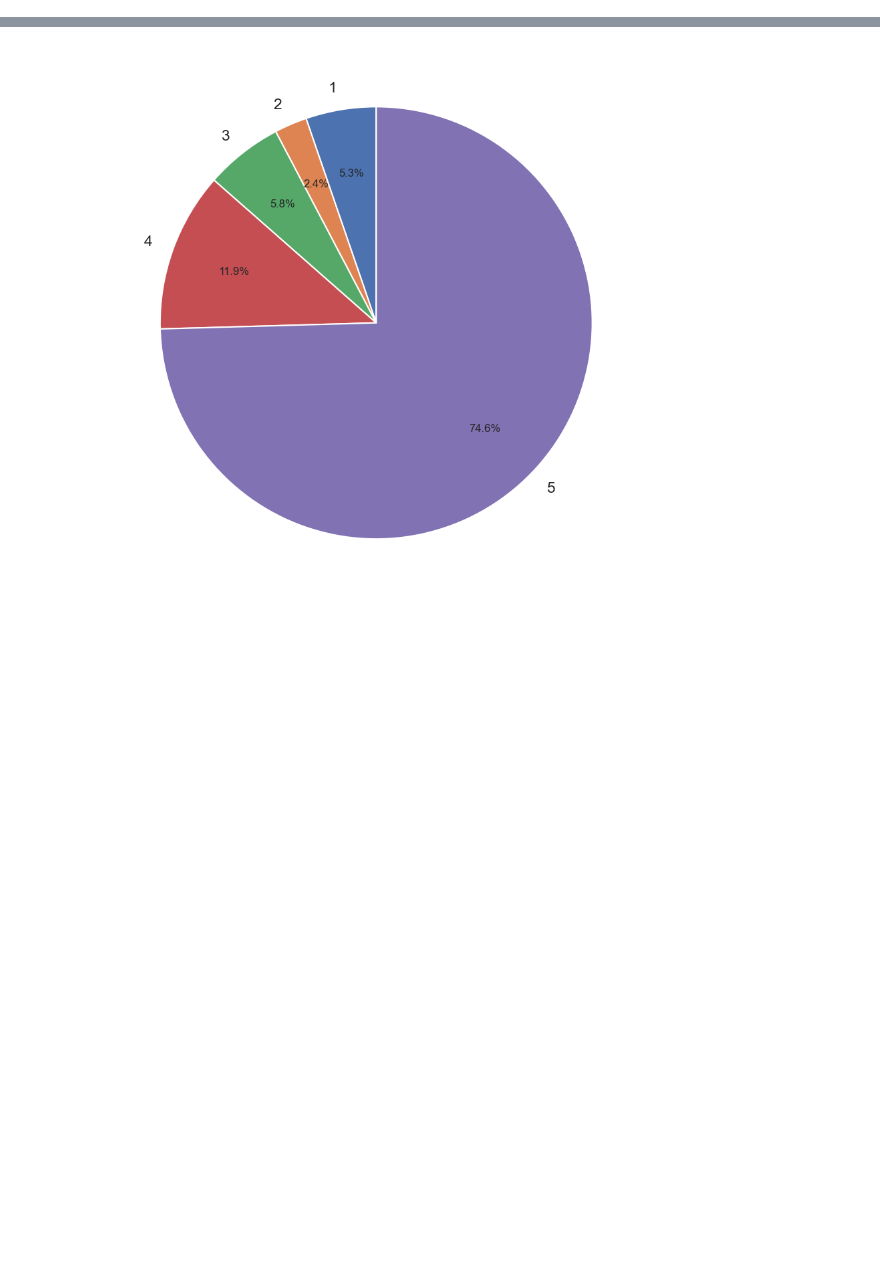
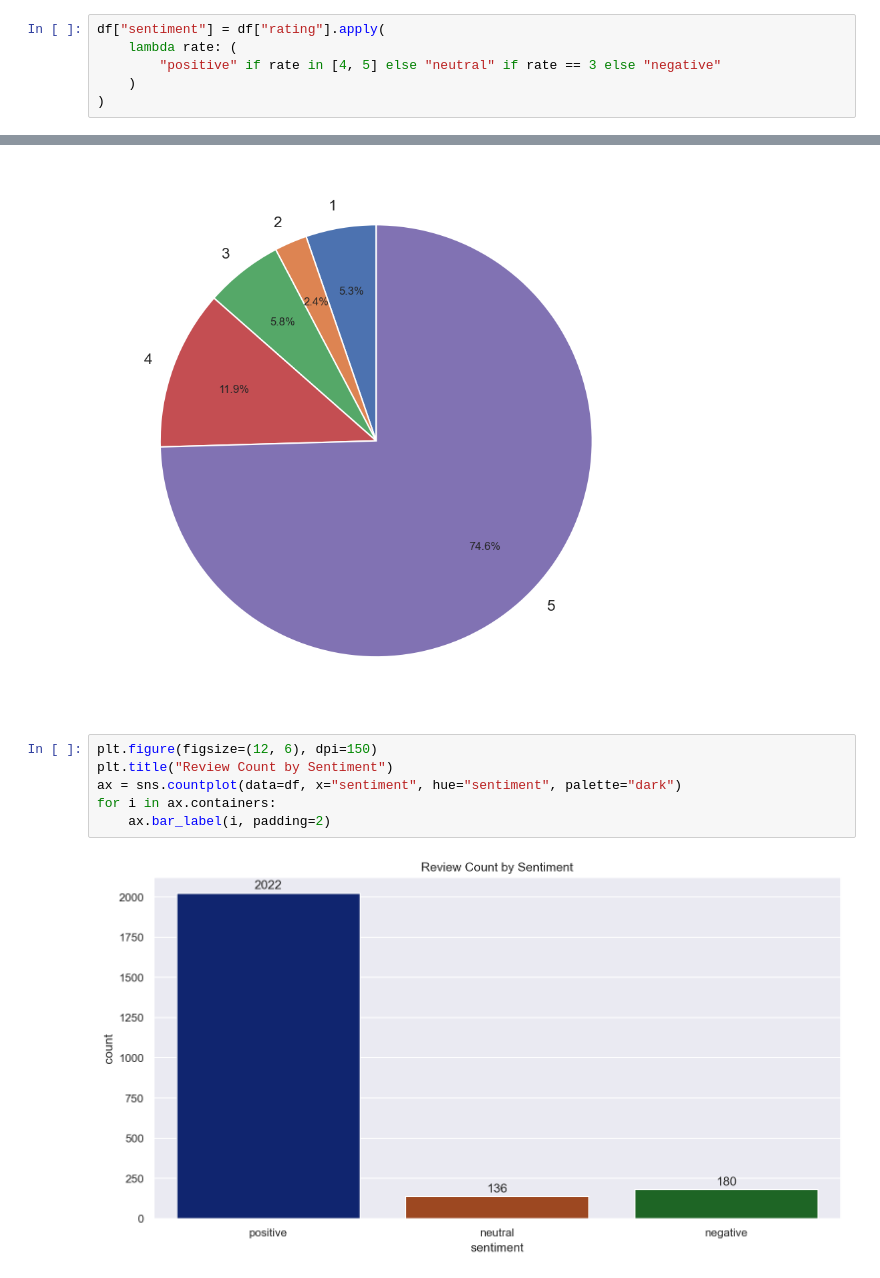
Before and after one commit to JordanMarcelino/sentiment-analysis-tws-tokped, a Jupyter notebook: notebook/1.0-initial-data-exploration.ipynb, the cells around one changed output, grey strips where cells are left out. Cells and saved outputs as stored; diff of their text form; blank space fills up the shorter version.

```diff
--- a/notebook/1.0-initial-data-exploration.ipynb
+++ b/notebook/1.0-initial-data-exploration.ipynb
@@ -48,3 +39,9 @@ rating
 1     123
 2      57
 Name: count, dtype: int64
+# %%
+df["sentiment"] = df["rating"].apply(
+    lambda rate: (
+        "positive" if rate in [4, 5] else "neutral" if rate == 3 else "negative"
+    )
+)
@@ -73,3 +78,11 @@ plt.setp(autopct, fontsize=8)
 # %% [output]
 [None, None, None, None, None]
 [figure]
+# %%
+plt.figure(figsize=(12, 6), dpi=150)
+plt.title("Review Count by Sentiment")
+ax = sns.countplot(data=df, x="sentiment", hue="sentiment", palette="dark")
+for i in ax.containers:
+    ax.bar_label(i, padding=2)
+# %% [output]
+[figure, added]
```
Also changed, not shown: parts of 3 cells of this notebook, 3 other files.
